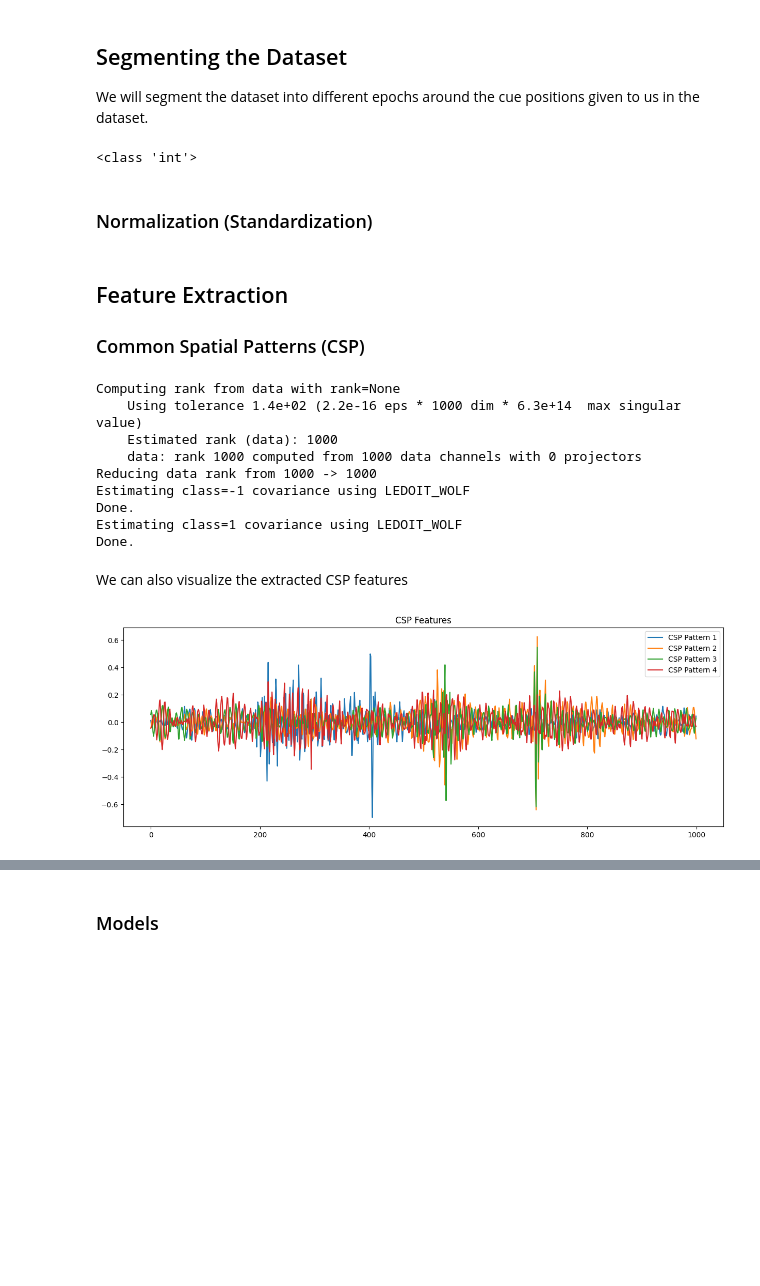
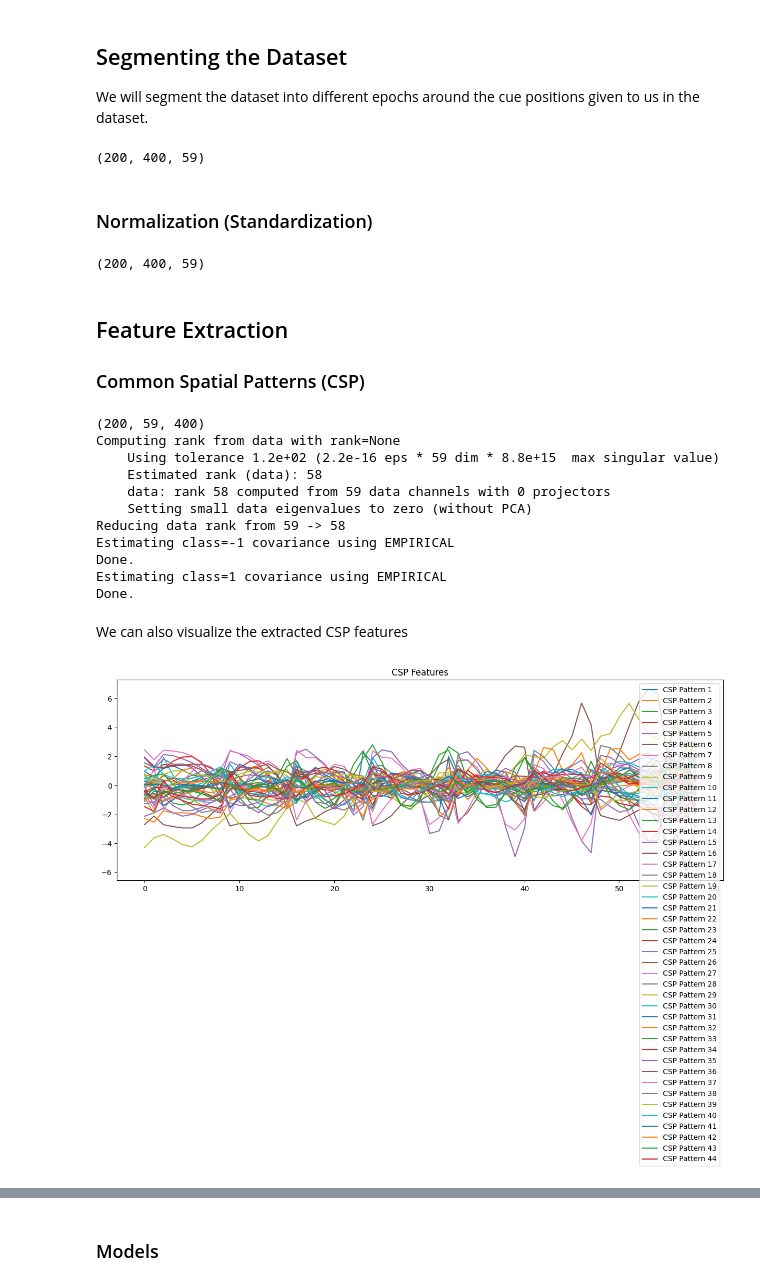
Before and after one commit to MobinRoohi/EEG-BCI, a Jupyter notebook: eeg-processing.ipynb, the cells around one changed output, grey strips where cells are left out. Drawn from its saved outputs; the diff is of its cells as text; code cells hidden in the pictures; blank space fills up the shorter version.

```diff
--- a/eeg-processing.ipynb
+++ b/eeg-processing.ipynb
@@ -149,10 +182,6 @@ visualize_contrast(cnt_list_1, label_list_1)
 ## Segmenting the Dataset
 
 We will segment the dataset into different epochs around the cue positions given to us in the dataset.
-# %%
-print(type(1000))
-# %% [output]
-<class 'int'>
 # %%
 def segment_data(cnt, y, a=0, b=1000):
     """
@@ -210,7 +239,10 @@ def segment_data(cnt, y, a=0, b=1000):
     return segments_np, segment_targets_np
 # %%
 # Segment the data to be used for model training
-seg_data, labels = segment_data(CAR_cnt, y, 0, 1000)
+seg_data, labels = segment_data(CAR_cnt, y, -100, 300)
+seg_data.shape
+# %% [output]
+(200, 400, 59)
 # %% [markdown]
 ### Normalization (Standardization)
 # %%
@@ -225,6 +257,9 @@ std_data_reshaped = scaler.fit_transform(seg_data_reshaped)
 
 # Revert the data to its previous shape
 std_data = std_data_reshaped.reshape(seg_data.shape)
+std_data.shape
+# %% [output]
+(200, 400, 59)
 # %% [markdown]
 ## Feature Extraction
 
@@ -232,35 +267,41 @@ std_data = std_data_reshaped.reshape(seg_data.shape)
 ### Common Spatial Patterns (CSP)
 # %%
 # Number of features to be extracted.
-component_num = 4
+component_num = 45
+
+new_data = seg_data.transpose(0, 2, 1)
+
+print(new_data.shape)
 
 # Initialize CSP for feature extraction.
-csp_obj = CSP(n_components=component_num, reg='ledoit_wolf', log=True)
+csp_obj = CSP(n_components=component_num, reg=None, log=True)
 
 # Fit and apply the CSP.
-csp_data = csp_obj.fit_transform(std_data, labels)
+csp_data = csp_obj.fit_transform(new_data, labels)
 # %% [output]
+(200, 59, 400)
 Computing rank from data with rank=None
-    Using tolerance 1.4e+02 (2.2e-16 eps * 1000 dim * 6.3e+14  max singular value)
-    Estimated rank (data): 1000
-    data: rank 1000 computed from 1000 data channels with 0 projectors
-Reducing data rank from 1000 -> 1000
-Estimating class=-1 covariance using LEDOIT_WOLF
+    Using tolerance 1.2e+02 (2.2e-16 eps * 59 dim * 8.8e+15  max singular value)
+    Estimated rank (data): 58
+    data: rank 58 computed from 59 data channels with 0 projectors
+    Setting small data eigenvalues to zero (without PCA)
+Reducing data rank from 59 -> 58
+Estimating class=-1 covariance using EMPIRICAL
 Done.
-Estimating class=1 covariance using LEDOIT_WOLF
+Estimating class=1 covariance using EMPIRICAL
 Done.
 # %% [markdown]
 We can also visualize the extracted CSP features
 # %%
 # Plot the CSP features
 plt.figure(figsize=(15, 5))
-for i in range(component_num):
+for i in range(component_num - 1):
     plt.plot(csp_obj.patterns_[i], label=f'CSP Pattern {i+1}')
 plt.legend()
 plt.title('CSP Features')
 plt.show()
 # %% [output]
-[figure, old version]
+[figure, new version]
 # %% [markdown]
 ## Classification
 
```
Also changed, not shown: parts of 9 cells of this notebook.
